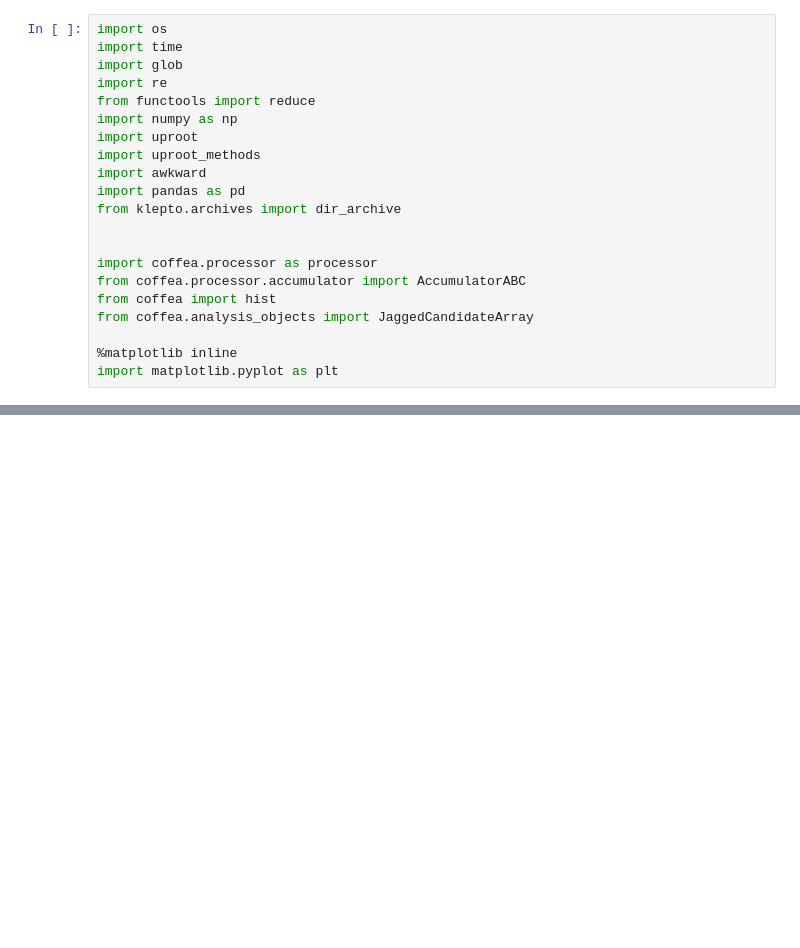
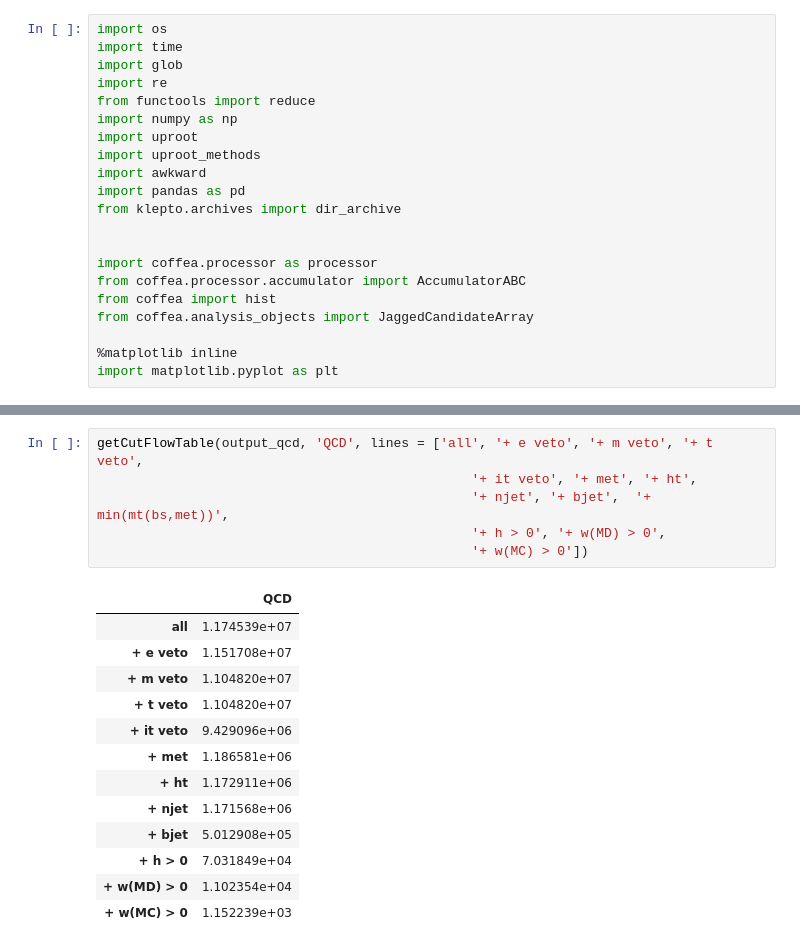
Before and after one commit to mirandabryson/WH-All-Hadronic-Coffea-Tools, a Jupyter notebook: cutflownotebook.ipynb, the cells around one changed output, grey strips where cells are left out. Cells and saved outputs as stored; diff of their text form; blank space fills up the shorter version.

```diff
--- a/cutflownotebook.ipynb
+++ b/cutflownotebook.ipynb
@@ -301,0 +440,20 @@ print(output_znunu)
+# %%
+getCutFlowTable(output_qcd, 'QCD', lines = ['all', '+ e veto', '+ m veto', '+ t veto',
+                                                '+ it veto', '+ met', '+ ht',
+                                                '+ njet', '+ bjet',  '+ min(mt(bs,met))',
+                                                '+ h > 0', '+ w(MD) > 0',
+                                                '+ w(MC) > 0'])
+# %% [output]
+|  | QCD |
+| all | 1.174539e+07 |
+| + e veto | 1.151708e+07 |
+| + m veto | 1.104820e+07 |
+| + t veto | 1.104820e+07 |
+| + it veto | 9.429096e+06 |
+| + met | 1.186581e+06 |
+| + ht | 1.172911e+06 |
+| + njet | 1.171568e+06 |
+| + bjet | 5.012908e+05 |
+| + h > 0 | 7.031849e+04 |
+| + w(MD) > 0 | 1.102354e+04 |
+| + w(MC) > 0 | 1.152239e+03 |
```
Also changed, not shown: parts of 12 cells of this notebook, 2 other files.
